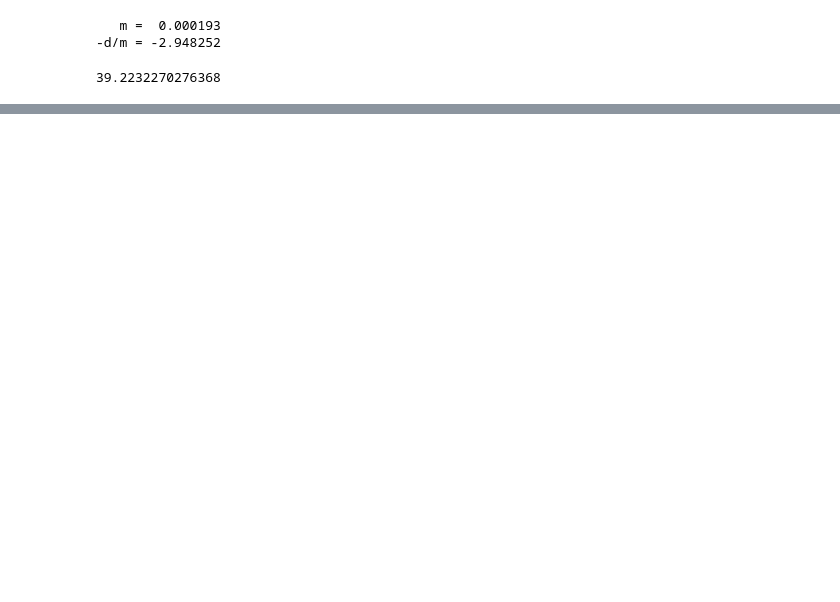
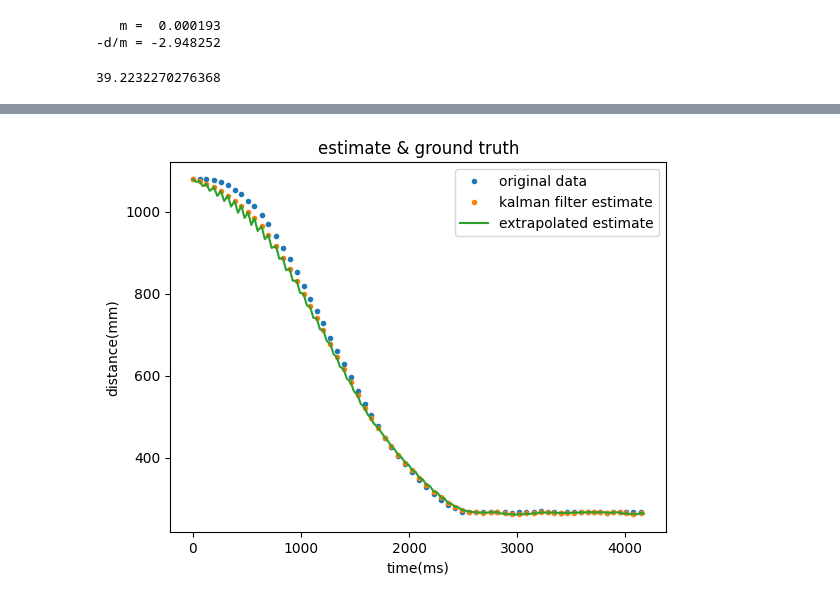
Before and after one commit to zechenwang00/ECE-5160-Sp23, a Jupyter notebook: docs/assets/lab7/lab7_filter.ipynb, the cells around one changed output, grey strips where cells are left out. Drawn from its saved outputs; the diff is of its cells as text; code cells hidden in the pictures; blank space fills up the shorter version.

Commit message:
added extrapolation

```diff
--- a/docs/assets/lab7/lab7_filter.ipynb
+++ b/docs/assets/lab7/lab7_filter.ipynb
@@ -83,0 +84,36 @@ plt.show()
+# %%
+# pick first 60 data points for display purposes
+pwm_2  = pwm_data_list
+tof_2  = tof_data_list
+time_2 = tof_time_list
+
+# initial conditions
+sig = np.array([[10**2,0],[0,10**2]])
+x = np.array([[-tof_2[0]],[0]])
+
+# extrapolation vars
+ex_t = 0.03    # ~ half of sampling interval
+kf_ex = []
+time_ex = []
+for i in time_2:
+    time_ex.append(i)
+    time_ex.append(i+30)
+
+# run KF
+kf_state = []
+for u, d in zip(pwm_2, tof_2):
+    x, sig = kf(x, [[u/100]], sig, [[d]])
+    kf_state.append(x[:,0])
+    kf_ex.append(x[:,0][0])
+    kf_ex.append(x[:,0][0] + ex_t * x[:,0][1])
+# %%
+plt.plot(time_2, [x for x in tof_2], '.', label ="original data" )
+plt.plot(time_2, [-x[0] for x in kf_state], '.', label="kalman filter estimate")
+plt.plot(time_ex, [-x for x in kf_ex], label="extrapolated estimate")
+plt.xlabel('time(ms)')
+plt.ylabel('distance(mm)')
+plt.legend(loc="upper right")
+plt.title('estimate & ground truth')
+plt.show()
+# %% [output]
+[figure, added]
```
Also changed, not shown: parts of 1 cell of this notebook, 6 other files.
